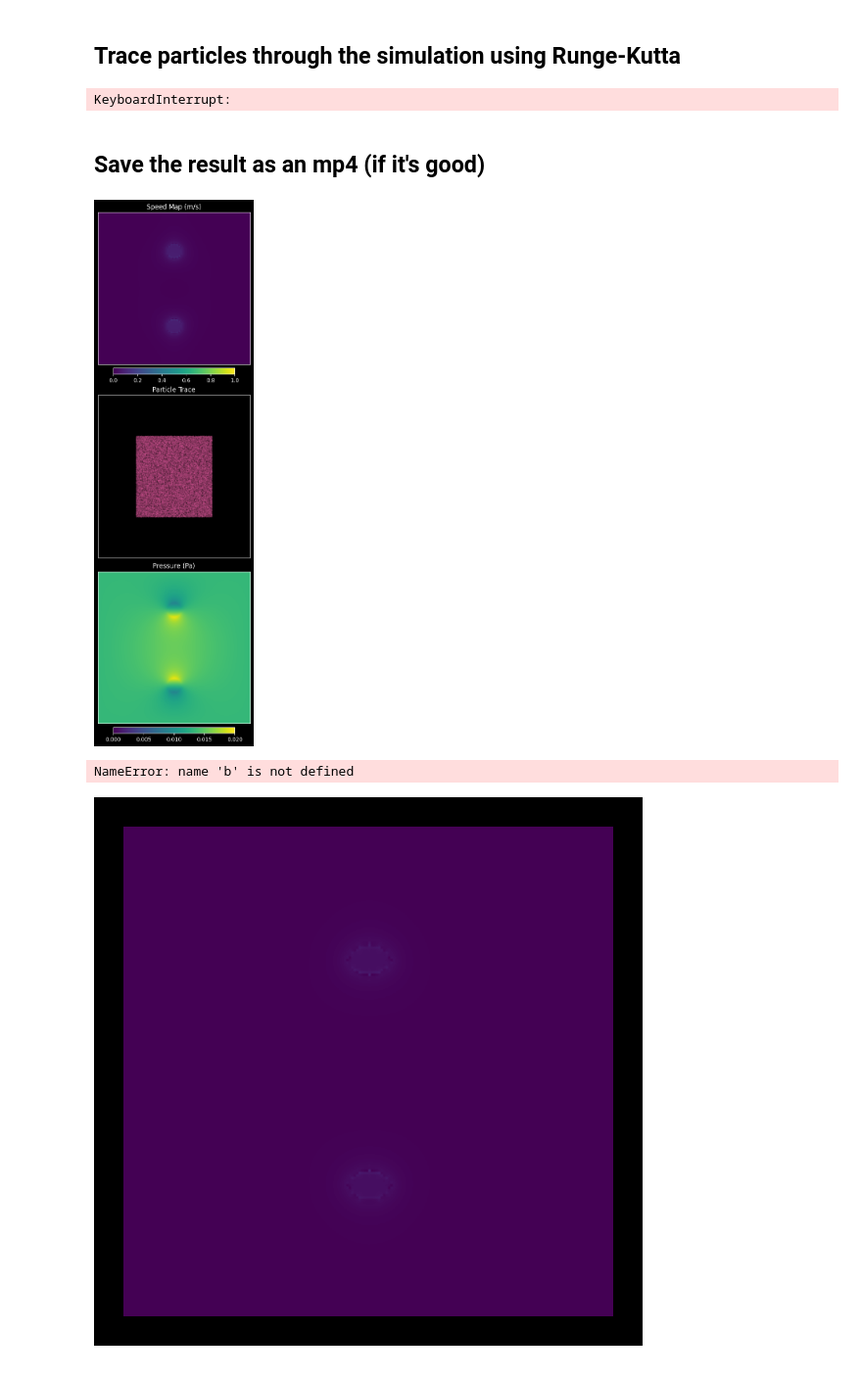
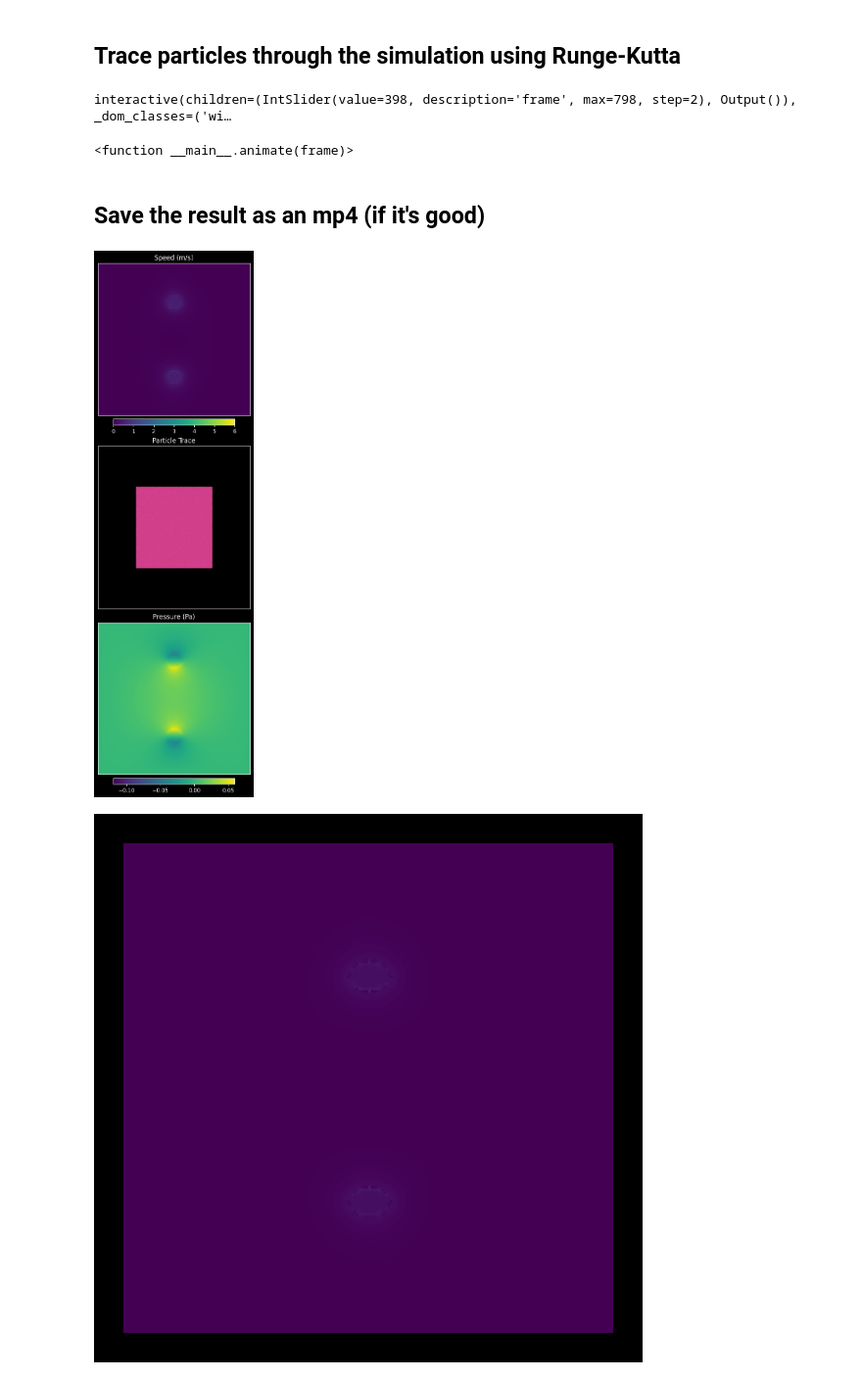
Before and after one commit to UncatchableAlex/NS_Fluidsim, a Jupyter notebook: navier_stokes.ipynb, the cells around one changed output. Shown at 98% size. Cells and saved outputs as stored; diff of their text form; code cells hidden in the pictures.

```diff
--- a/navier_stokes.ipynb
+++ b/navier_stokes.ipynb
@@ -295,20 +233,15 @@ width = x_range[1] - x_range[0]
 particle_positions[0] = np.random.uniform(low=x_range[0] + (width/2)-(width/4), high=x_range[1] - (width/2)+(width/4), size=(num_particles, 2))
 particle_respawn = True
 
-x_axis = np.linspace(start=x_range[0], stop=x_range[1], num=n)
-y_axis = x_axis
+x_axis = y_axis = np.linspace(start=x_range[0], stop=x_range[1], num=n)
 # We will timestep our particles using RK4
 #https://en.wikipedia.org/wiki/Runge%E2%80%93Kutta_methods
 interp0 = RegularGridInterpolator((x_axis, y_axis), V[0], bounds_error=False, fill_value=0.0)
 interp1 = RegularGridInterpolator((x_axis, y_axis), V[1], bounds_error=False, fill_value=0.0)
 interp2 = RegularGridInterpolator((x_axis, y_axis), V[2], bounds_error=False, fill_value=0.0)
 eps = 0.05
-var = 0.2
 center = np.array([x_range[0] + (x_range[1] - x_range[0])/2, x_range[0] + (x_range[1] - x_range[0])/2])
-# generate some noise to help replace particles that have fallen off the edge
-noise = np.random.normal(0, 0.01, size=particle_positions[0].shape)
-rng = np.random.default_rng()
-nudge_dist = np.random.normal(0.2, 0.02, size=particle_positions[0].shape)
+nudge_dist = np.random.normal(0.03, 0.01, size=particle_positions[0].shape)
 for i in tqdm(range(0, particle_positions.shape[0] - 2), total=particle_positions.shape[0] - 2, desc="Particles Moving Through Sim"):
     # reposition particles that make contact with the edges:
     if particle_respawn:
@@ -320,10 +253,8 @@ for i in tqdm(range(0, particle_positions.shape[0] - 2), total=particle_position
         )
         stuck_particle_count = mask.sum()
         if stuck_particle_count:
-            # this will teleport stuck particles near unstuck particles:
-            #particle_positions[i, :][mask] = rng.choice(particle_positions[i,:][~mask], size=stuck_particle_count) + noise[:stuck_particle_count]
             # this will give stuck particles a nudge toward the center of the simulation (away from the boundary):
-            particle_positions[i, :][mask] += nudge_dist[:stuck_particle_count] * (center - particle_positions[i, :][mask])
+            particle_positions[i, :][mask] += nudge_dist[:stuck_particle_count] * (center - particle_positions[i, :][mask]) / (0.5*width)
 
     k1 = interp0(particle_positions[i])
     k2 = interp1(particle_positions[i] + h*k1/2)
@@ -334,21 +265,23 @@ for i in tqdm(range(0, particle_positions.shape[0] - 2), total=particle_position
     interp0 = interp1
     interp1 = interp2
     interp2 = RegularGridInterpolator((x_axis, y_axis), V[stride*i+2], bounds_error=False, fill_value=0)
-
-def animate(frame):
-    #ax.clear()
-    # Plot the vector field magnitude
-    plt.xlim(x_range[0], x_range[1])
-    plt.ylim(x_range[0], x_range[1])
-    plt.scatter(particle_positions[frame, :, 0], particle_positions[frame, :, 1], s=0.01)
-    plt.xlabel('X')
-    plt.ylabel('Y')
-    plt.title(f'Ink')
-
-
-interact(animate, frame=(0, particle_positions.shape[0] - 2, 2))
-# %% [output]
-KeyboardInterrupt:
+# %%
+
+plt.style.use('dark_background')
+def animate(frame):
+    #ax.clear()
+    # Plot the vector field magnitude
+    plt.xlim(x_range[0], x_range[1])
+    plt.ylim(x_range[0], x_range[1])
+    plt.scatter(particle_positions[frame, :, 0], particle_positions[frame, :, 1], s=0.002, color='hotpink')
+    plt.xlabel('X')
+    plt.ylabel('Y')
+    plt.title(f'Ink')
+
+interact(animate, frame=(0, particle_positions.shape[0] - 2, 2))
+# %% [output]
+interactive(children=(IntSlider(value=398, description='frame', max=798, step=2), Output()), _dom_classes=('wi…
+<function __main__.animate(frame)>
 # %% [markdown]
 ## Save the result as an mp4 (if it's good)
 # %%
@@ -368,14 +301,14 @@ fig, (mag_ax, particle_ax, pressure_ax) = plt.subplots(nrows=3, ncols=1, figsize
 plt.style.use('dark_background')
 # Define the initial frame
 current_frame = 0
-fig.colorbar(cm.ScalarMappable(norm=Normalize(vmin=0, vmax=1), cmap='viridis'), ax=mag_ax, shrink=0.8, orientation='horizontal', pad=0.02)
-fig.colorbar(cm.ScalarMappable(norm=Normalize(vmin=0, vmax=0.02), cmap='viridis'), ax=pressure_ax, shrink=0.8, orientation='horizontal', pad=0.02)
+fig.colorbar(cm.ScalarMappable(norm=Normalize(vmin=0, vmax=6), cmap='viridis'), ax=mag_ax, shrink=0.8, orientation='horizontal', pad=0.02)
+fig.colorbar(cm.ScalarMappable(norm=Normalize(vmin=-0.12, vmax=0.06), cmap='viridis'), ax=pressure_ax, shrink=0.8, orientation='horizontal', pad=0.02)
 # Function to update the plot
 def update_plot(current_frame):
     #global current_frame
     #current_frame = int(slider.val) if val is None else val # Update the current frame
     mag_ax.clear()
-    mag_ax.set_title("Speed Map (m/s)")
+    mag_ax.set_title("Speed (m/s)")
     V_frame = V[current_frame]
     V_x, V_y = V_frame[:, :, 0], V_frame[:, :, 1]
     norm = np.sqrt(V_x**2 + V_y**2)  # Calculate the magnitude of the vectors
@@ -386,40 +319,37 @@ def update_plot(current_frame):
     mag_ax.set_xticks([])
     mag_ax.set_yticks([])
 
     particle_ax.clear()
+    plt.style.use('dark_background')
     particle_ax.set_title("Particle Trace")
     particle_ax.set_xlim(x_range[0], x_range[1])
     particle_ax.set_ylim(x_range[0], x_range[1])
-    particle_ax.scatter(particle_positions[current_frame, :, 0], particle_positions[current_frame, :, 1], s=0.001, color='hotpink')
+    particle_ax.scatter(particle_positions[current_frame, :, 0], particle_positions[current_frame, :, 1], s=0.0002, color='hotpink')
     particle_ax.set_xticks([])
     particle_ax.set_yticks([])
 
     pressure_ax.clear()
     pressure_ax.set_title("Pressure (Pa)")
     pressure_ax.imshow(P[current_frame], cmap='viridis', extent=[x_range[0], x_range[1], x_range[0], x_range[1]], vmin=-0.12, vmax=0.06)
     pressure_ax.set_xlim(x_range[0], x_range[1])
     pressure_ax.set_ylim(x_range[0], x_range[1])
     pressure_ax.set_xticks([])
     pressure_ax.set_yticks([])
     fig.canvas.draw_idle()  # Redraw the canvas
 
 # Save the animation as a GIF
 Writer = writers['ffmpeg']
 writer = Writer(fps=60, metadata=dict(artist='Alex M'), bitrate=3000)
 ani = FuncAnimation(fig, update_plot, frames=range(V.shape[0]-2))
-ani.save('allplots.mp4', writer=writer)
+ani.save('allplots3.mp4', writer=writer)
 #interact(animate, frame=(0, V.shape[0]-1, 2))
 #Create the slider widget
 #slider_ax = plt.axes([0.25, 0, 0.5, 0.03])  # [left, bottom, width, height]
 
 #Connect the slider event to the update_plot function
 #slider.on_changed(update_plot)
 # %% [output]
-[figure, old version]
+[figure, new version]
-# %%
-b + c
-# %% [output]
-NameError: name 'b' is not defined
 # %%
 from matplotlib.animation import writers
 import matplotlib
```
Also changed, not shown: parts of 5 cells of this notebook.
